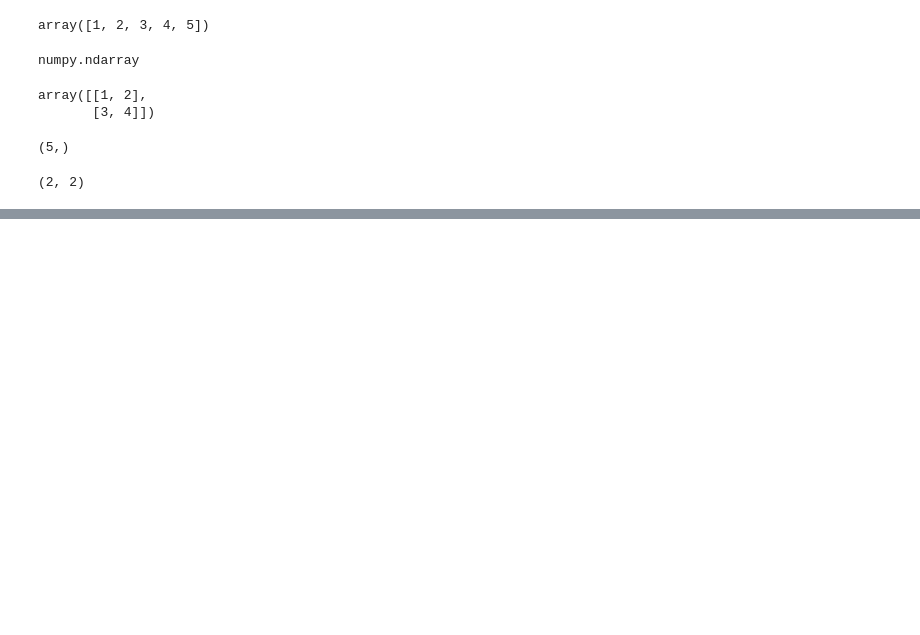
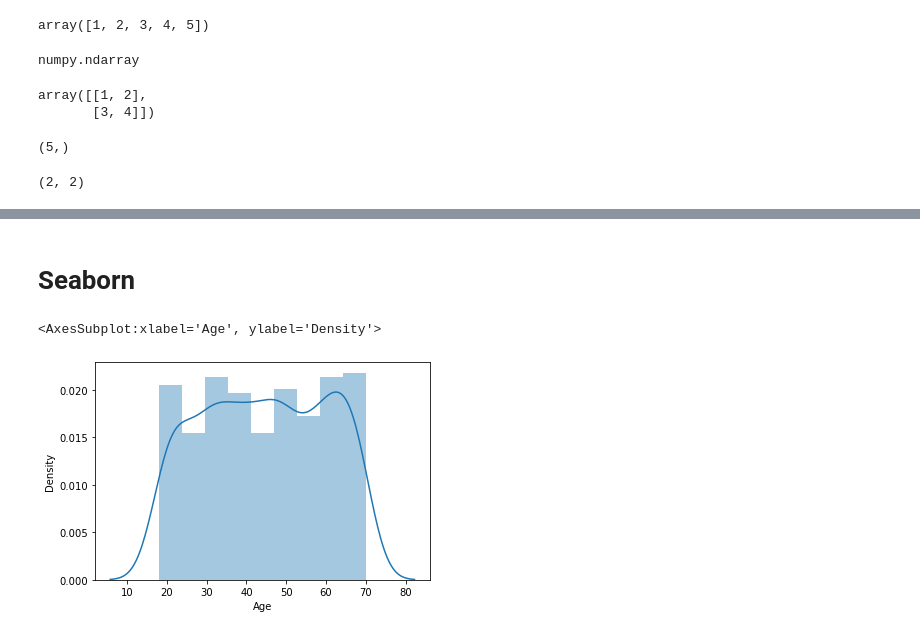
Before and after one commit to Habislife/AI, a Jupyter notebook: Full Course Ai/Lecture_2.ipynb, the cells around one changed output, grey strips where cells are left out. Saved outputs shown, nothing was run; the diff lists cells and outputs as text; code cells hidden in the pictures; blank space fills up the shorter version.

```diff
--- a/Full Course Ai/Lecture_2.ipynb
+++ b/Full Course Ai/Lecture_2.ipynb
@@ -29,0 +48,2 @@ import pandas as pd
+# %%
+data2 = pd.read_csv('D:\AI Class\Full Course Ai\Customer.csv', header = 0, index_col = 0)
@@ -29,0 +85,2 @@ import pandas as pd
+# %% [markdown]
+# Seaborn
@@ -29,0 +89,5 @@ import pandas as pd
+# %%
+sns.distplot(data2.Age)
+# %% [output]
+<AxesSubplot:xlabel='Age', ylabel='Density'>
+[figure, added]
```
Also changed, not shown: parts of 12 cells of this notebook.
